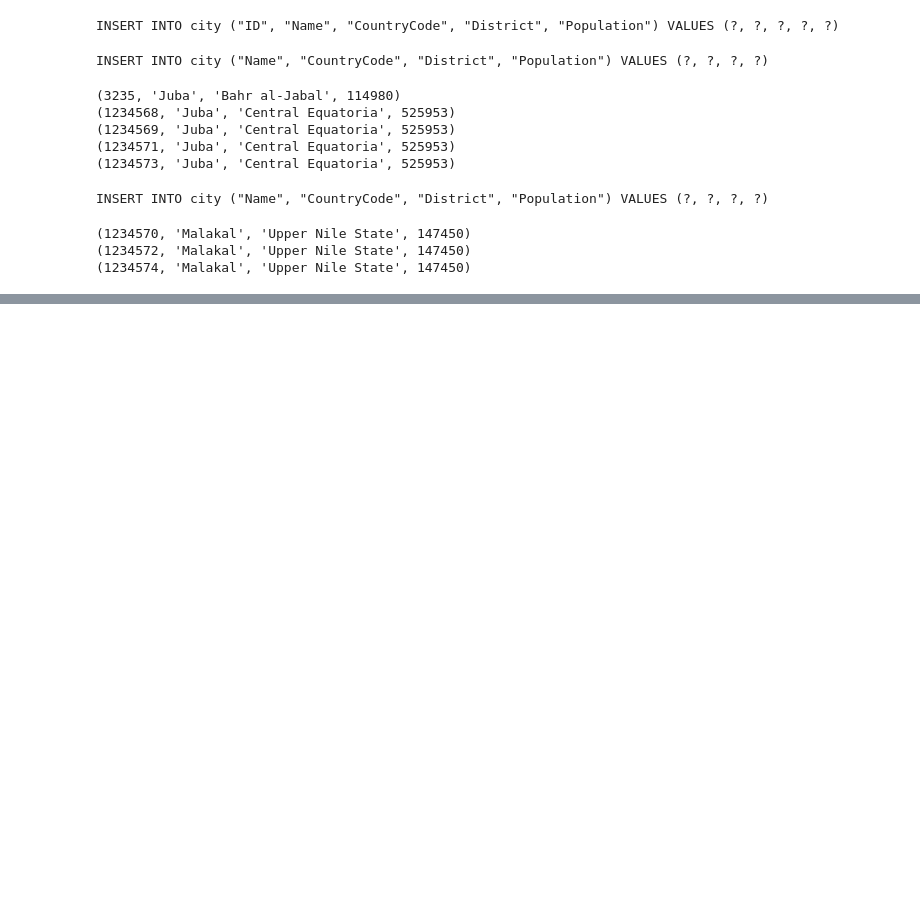
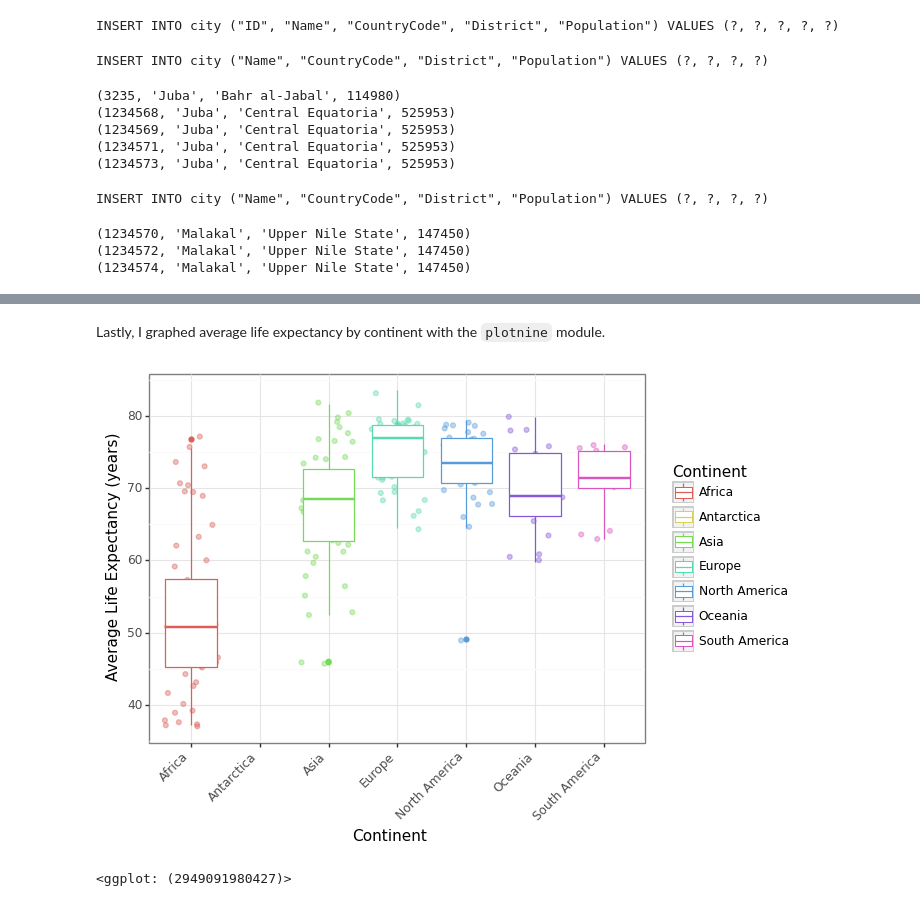
Before and after one commit to kkleckner/Problem_Set5, a Jupyter notebook: ps5.ipynb, the cells around one changed output, grey strips where cells are left out. Drawn from its saved outputs; the diff is of its cells as text; code cells hidden in the pictures; blank space fills up the shorter version.

```diff
--- a/ps5.ipynb
+++ b/ps5.ipynb
@@ -187,0 +207,21 @@ for row in result:
+# %%
+#!/usr/bin/env python
+from sqlalchemy import create_engine
+from sqlalchemy import MetaData
+from sqlalchemy import Table, Column
+from sqlalchemy import Integer, String
+from sqlalchemy import sql, select, join, desc
+from sqlalchemy import func
+
+# Create an Engine obect which is our handle into the database
+engine = create_engine('sqlite:////blue/bsc4452/kaylin.kleckner/Class_Files/data/world.sqlite')
+
+# Connect to the database
+conn = engine.connect()
+
+# Read the metadata from the existing database.
+# Since the database already exists, and has tables defined, we can create Python objects based on these automatically.
+DBInfo = MetaData(engine)
+# %%
+# Auto-create the city object basedon the metadata read into the DBInfo.
+country=Table('country', DBInfo, autoload=True)
@@ -187,0 +267,4 @@ for row in result:
+# %%
+query2 = select([country.c.Code, country.c.Name, country.c.Continent, country.c.GNP, country.c.LifeExpectancy])
+result2 = conn.execute(query)
+#don't print using for loop, too many rows
@@ -187,0 +273,6 @@ for row in result:
+# %%
+import pandas as pd #load pandas module
+
+df=pd.read_sql(query2, conn) #create dataframe from query2 above
+
+df.head() #check dataframe structure
@@ -187,0 +286,17 @@ for row in result:
+# %% [markdown]
+Lastly, I graphed average life expectancy by continent with the `plotnine` module.
+# %%
+import plotnine as pn #load plotnine module. we love ggplot2 :,)
+
+(
+    pn.ggplot(df) #assign dataframe
+    + pn.aes(x="Continent", y="LifeExpectancy", color="Continent") #Set axis values and color
+    + pn.geom_jitter(alpha = 0.4) #Show raw data points behind boxplots. Adjust transparency with alpha value
+    + pn.geom_boxplot() #create boxplots
+    + pn.ylab('Average Life Expectancy (years)')
+    + pn.theme_bw() #clean up graph with black and white theme
+    + pn.theme(axis_text_x=pn.element_text(angle=45, hjust =1)) #clean up graph with black and white theme
+)
+# %% [output]
+[figure, added]
+<ggplot: (2949091980427)>
```
Also changed, not shown: parts of 12 cells of this notebook.
